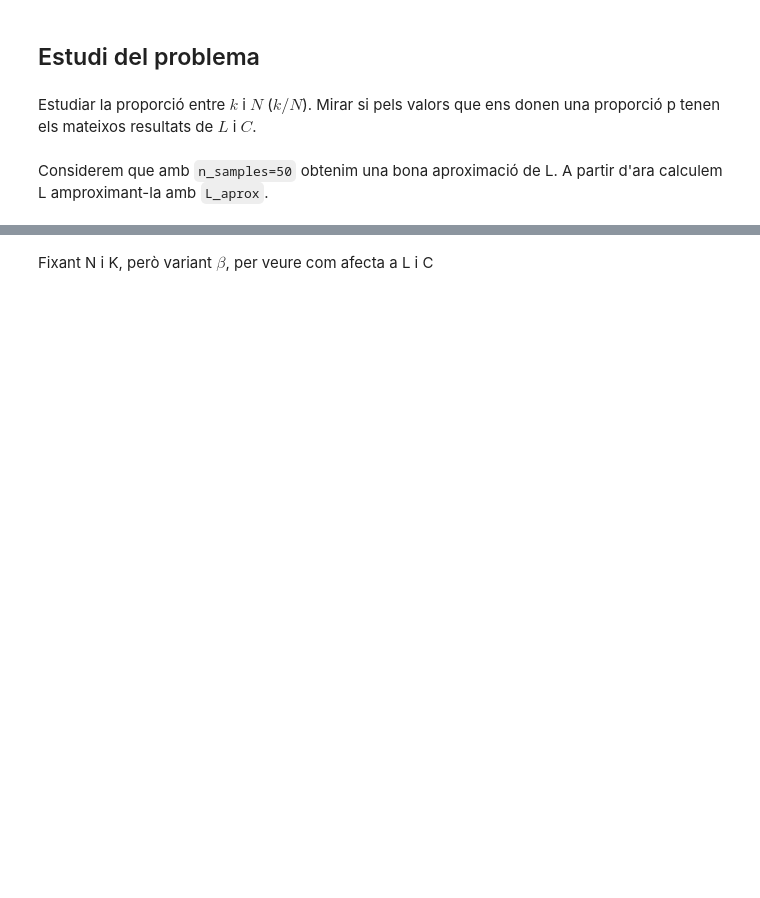
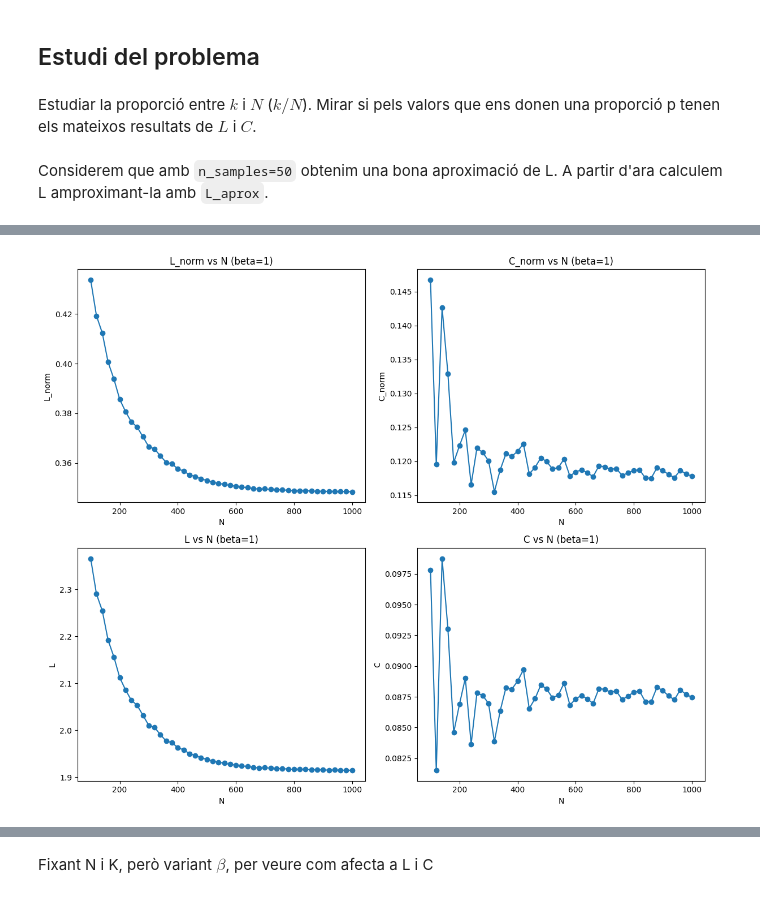
Before and after one commit to sergiresina-gif/small-world-study, a Jupyter notebook: main.ipynb, the cells around one changed output, grey strips where cells are left out. Drawn from its saved outputs; the diff is of its cells as text; code cells hidden in the pictures; blank space fills up the shorter version.

```diff
--- a/main.ipynb
+++ b/main.ipynb
@@ -176,0 +213,28 @@ N=10000, k=100, L_norm=0.04853, C_norm=0.12985
+# %%
+# Estudiem l'altre extrem, beta=1
+plt.figure(figsize=(12, 10))
+plt.subplot(2, 2, 1)
+plt.plot(Ns, Ls_norm_b1, label='L_norm (beta=1)', marker='o')
+plt.xlabel('N')
+plt.ylabel('L_norm')
+plt.title('L_norm vs N (beta=1)')
+plt.subplot(2, 2, 2)
+plt.plot(Ns, Cs_norm_b1, label='C_norm (beta=1)', marker='o')
+plt.xlabel('N')
+plt.ylabel('C_norm')
+plt.title('C_norm vs N (beta=1)')
+
+plt.subplot(2, 2, 3)
+plt.plot(Ns, Ls_b1, label='L (beta=1)', marker='o')
+plt.xlabel('N')
+plt.ylabel('L')
+plt.title('L vs N (beta=1)')
+plt.subplot(2, 2, 4)
+plt.plot(Ns, Cs_b1, label='C (beta=1)', marker='o')
+plt.xlabel('N')
+plt.ylabel('C')
+plt.title('C vs N (beta=1)')
+plt.tight_layout()
+plt.show()
+# %% [output]
+[figure, added]
```
Also changed, not shown: parts of 8 cells of this notebook.
